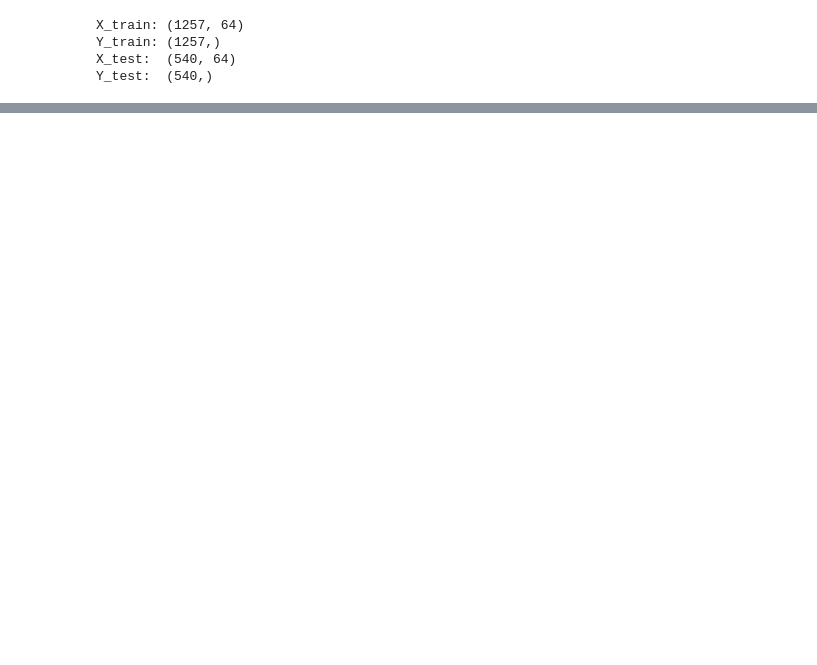
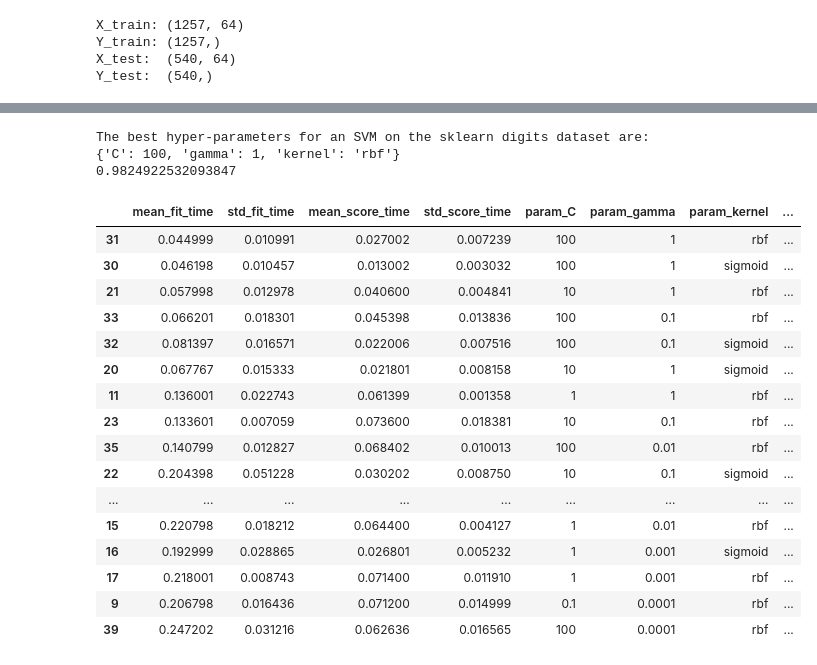
Before and after one commit to johnatawnclementawn/RemoteSensing_650_HW, a Jupyter notebook: HW3/Clementi_MUSA650_HW3.ipynb, the cells around one changed output, grey strips where cells are left out. Saved outputs shown, nothing was run; the diff lists cells and outputs as text; code cells hidden in the pictures; blank space fills up the shorter version.

Commit message:
Explain outputs

```diff
--- a/HW3/Clementi_MUSA650_HW3.ipynb
+++ b/HW3/Clementi_MUSA650_HW3.ipynb
@@ -173,3 +156,19 @@ X_train: (1257, 64)
 Y_train: (1257,)
 X_test:  (540, 64)
 Y_test:  (540,)
+# %%
+############################
+# Running the GridSearchCV #
+############################
+
+# Defining parameter grid
+param_grid = {'C': [0.1, 1, 10, 100],
+              'gamma': [1, 0.1, 0.01, 0.001, 0.0001],
+              'kernel': ['sigmoid', 'rbf']}
+
+# Create the grid search object
+grid = GridSearchCV(SVC(), param_grid, scoring='accuracy', refit=True, cv = 5, verbose=3, n_jobs=-1)
+# n_jobs indicates number of cores will be used to run processes in parallel, -1 means use all cores
+
+# Now that the grid search object has been created, we will fit it to the trainin set
+grid.fit(X_train, y_train)
@@ -175,0 +182,44 @@ Y_test:  (540,)
+# %%
+########################
+# Checking the outputs #
+########################
+
+# print best parameter after tuning
+print('The best hyper-parameters for an SVM on the sklearn digits dataset are: \n' + str(grid.best_params_))
+grid_predictions = grid.predict(X_test)
+
+# print the best accuracy (metric passed in refit) for all of the models
+print(grid.best_score_)
+
+# To get a robust view of the outcomes of the GridSearchCV, we can export the results to a pandas df
+resultsDF = pd.DataFrame(grid.cv_results_)
+# For the sake of easy comparison, we'll sort the dataframe
+resultsDF = resultsDF.sort_values('rank_test_score')
+resultsDF
+
+# In this dataframe, the important columns to look at are:
+# rank_test_score, mean_test_score, and params
+# The rank_test_score (name may vary depending on your decision metric), will indicate the order of most accurate models as indicated by the decision metric, in this case, accuracy.
+# The mean_test_score provides the average score for the decision metric across all of the folds
+# And finally, the params indicates which hyper-parameters were used for that model
+# %% [output]
+The best hyper-parameters for an SVM on the sklearn digits dataset are:
+{'C': 100, 'gamma': 1, 'kernel': 'rbf'}
+0.9824922532093847
+|  | mean_fit_time | std_fit_time | mean_score_time | std_score_time | param_C | param_gamma | param_kernel | ... |
+| 31 | 0.044999 | 0.010991 | 0.027002 | 0.007239 | 100 | 1 | rbf | ... |
+| 30 | 0.046198 | 0.010457 | 0.013002 | 0.003032 | 100 | 1 | sigmoid | ... |
+| 21 | 0.057998 | 0.012978 | 0.040600 | 0.004841 | 10 | 1 | rbf | ... |
+| 33 | 0.066201 | 0.018301 | 0.045398 | 0.013836 | 100 | 0.1 | rbf | ... |
+| 32 | 0.081397 | 0.016571 | 0.022006 | 0.007516 | 100 | 0.1 | sigmoid | ... |
+| 20 | 0.067767 | 0.015333 | 0.021801 | 0.008158 | 10 | 1 | sigmoid | ... |
+| 11 | 0.136001 | 0.022743 | 0.061399 | 0.001358 | 1 | 1 | rbf | ... |
+| 23 | 0.133601 | 0.007059 | 0.073600 | 0.018381 | 10 | 0.1 | rbf | ... |
+| 35 | 0.140799 | 0.012827 | 0.068402 | 0.010013 | 100 | 0.01 | rbf | ... |
+| 22 | 0.204398 | 0.051228 | 0.030202 | 0.008750 | 10 | 0.1 | sigmoid | ... |
+| ... | ... | ... | ... | ... | ... | ... | ... | ... |
+| 15 | 0.220798 | 0.018212 | 0.064400 | 0.004127 | 1 | 0.01 | rbf | ... |
+| 16 | 0.192999 | 0.028865 | 0.026801 | 0.005232 | 1 | 0.001 | sigmoid | ... |
+| 17 | 0.218001 | 0.008743 | 0.071400 | 0.011910 | 1 | 0.001 | rbf | ... |
+| 9 | 0.206798 | 0.016436 | 0.071200 | 0.014999 | 0.1 | 0.0001 | rbf | ... |
+| 39 | 0.247202 | 0.031216 | 0.062636 | 0.016565 | 100 | 0.0001 | rbf | ... |
```
Also changed, not shown: parts of 9 cells of this notebook.
